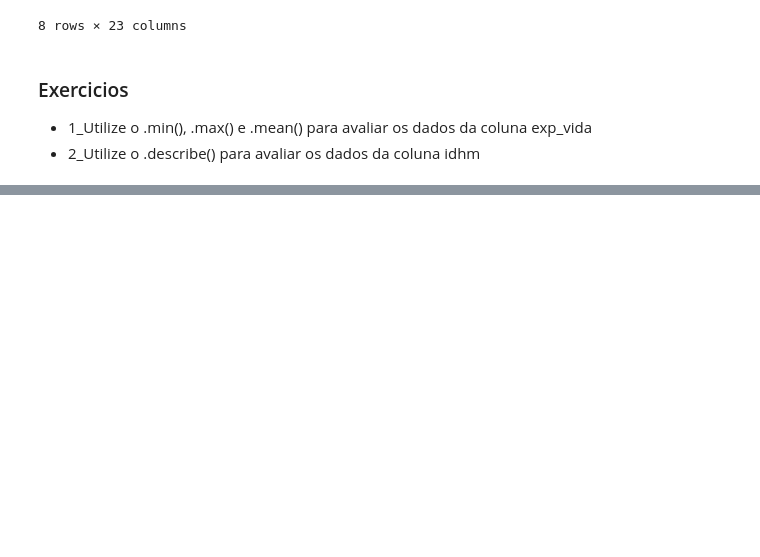
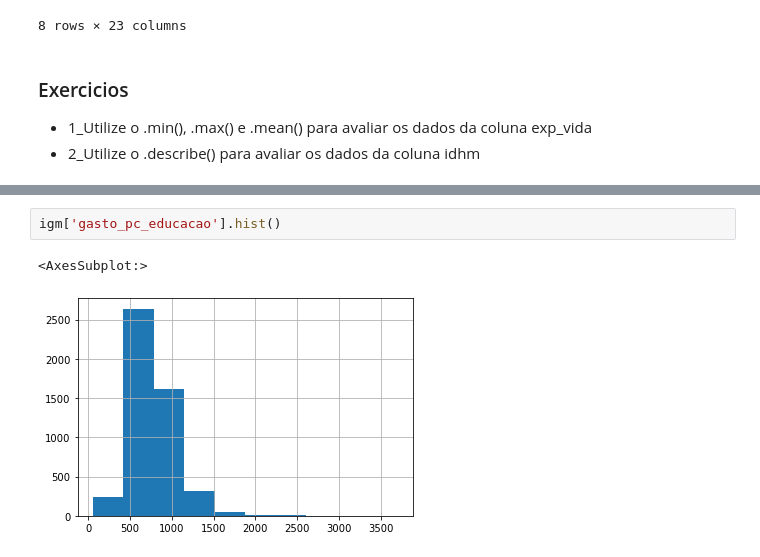
Before and after one commit to PLucasMendonca/Cursos, a Jupyter notebook: Aprendendo Analise de Dados/Treino/Untitled.ipynb, the cells around one changed output, grey strips where cells are left out. Drawn from its saved outputs; the diff is of its cells as text; blank space fills up the shorter version.

```diff
--- a/Aprendendo Analise de Dados/Treino/Untitled.ipynb
+++ b/Aprendendo Analise de Dados/Treino/Untitled.ipynb
@@ -343,0 +400,5 @@ igm.describe()
+# %%
+igm['gasto_pc_educacao'].hist()
+# %% [output]
+<AxesSubplot:>
+[figure, added]
```
Also changed, not shown: parts of 27 cells of this notebook, 1 other file.
